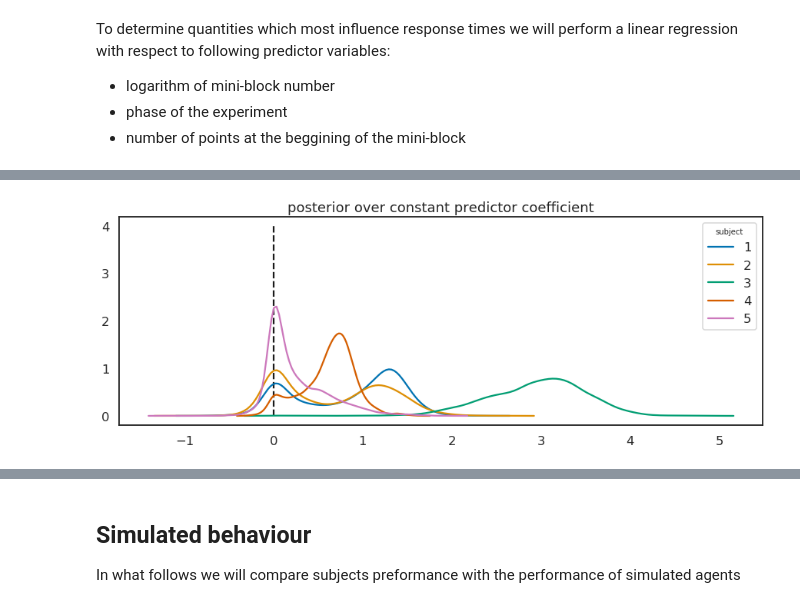
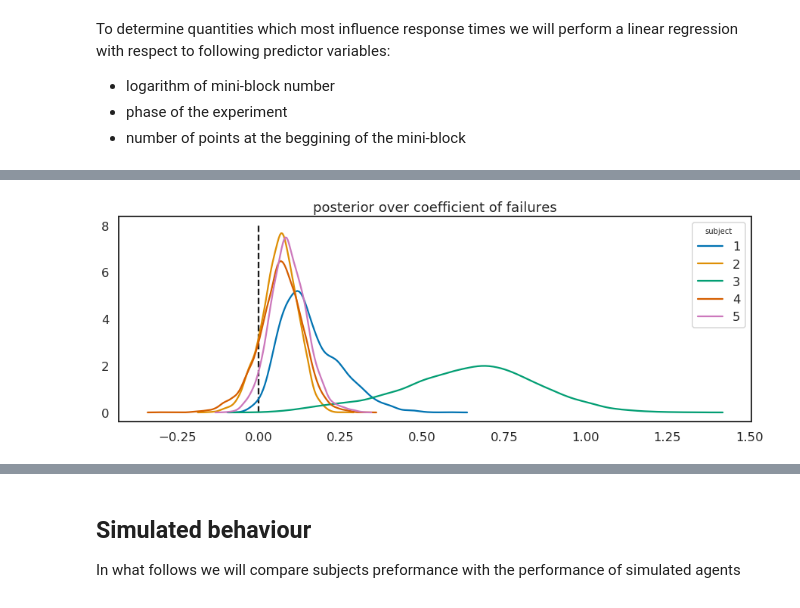
Before and after one commit to jeffensen/plandepth, a Jupyter notebook: notebooks/analysing_behavioural_data.ipynb, the cells around one changed output, grey strips where cells are left out. Saved outputs shown, nothing was run; the diff lists cells and outputs as text; code cells hidden in the pictures.

```diff
--- a/notebooks/analysing_behavioural_data.ipynb
+++ b/notebooks/analysing_behavioural_data.ipynb
@@ -118,0 +145,18 @@ sigma_w = np.std(weights_sample, 0)
+# %%
+### visualise regression results ###
+
+import numpy as onp
+
+betas = []
+for smpl in samples:
+    betas.append(onp.array(smpl['beta']).astype(onp.double))
+# %%
+fig, ax = plt.subplots(2, 1, figsize=(15, 10))
+for i in range(len(fnames)):
+    sns.kdeplot(betas[0][:, i, 0], label=i+1, ax=ax[0])
+    sns.kdeplot(betas[1][:, i, 0], label=i+1, ax=ax[1])
+
+ax[0].legend(title='subject');
+ax[0].vlines(0, 0, 6, 'k', linestyle='--');
+ax[1].vlines(0, 0, 12, 'k', linestyle='--');
+ax[0].set_title('posterior over coefficient of log(mini-block)');
@@ -118,0 +165,11 @@ sigma_w = np.std(weights_sample, 0)
+# %%
+fig, ax = plt.subplots(2, 1, figsize=(15, 10))
+for i in range(len(fnames)):
+    sns.kdeplot(betas[0][:, i, -1], label=i+1, ax=ax[0])
+    sns.kdeplot(betas[1][:, i, -2], label=i+1, ax=ax[1])
+
+
+ax[0].legend(title='subject');
+ax[0].vlines(0, 0, 1000, 'k', linestyle='--');
+ax[1].vlines(0, 0, 2000, 'k', linestyle='--');
+ax[0].set_title('posterior over coefficient of points at the beggining of a mini-block');
@@ -119,10 +178,11 @@ sigma_w = np.std(weights_sample, 0)
 # %%
 fig, ax = plt.subplots(1, 1, figsize=(15, 5))
 for i in range(len(fnames)):
-    sns.kdeplot(weights_sample[:, 0, i], label=i+1)
+    sns.kdeplot(betas[1][:, i, -1], label=i+1)
+
 
 plt.legend(title='subject');
-plt.vlines(0, 0, 4, 'k', linestyle='--');
-plt.title('posterior over constant predictor coefficient');
+plt.vlines(0, 0, 8, 'k', linestyle='--');
+plt.title('posterior over coefficient of failures');
 # %% [output]
-[figure, old version]
+[figure, new version]
```
Also changed, not shown: parts of 15 cells of this notebook, 5 other files.
